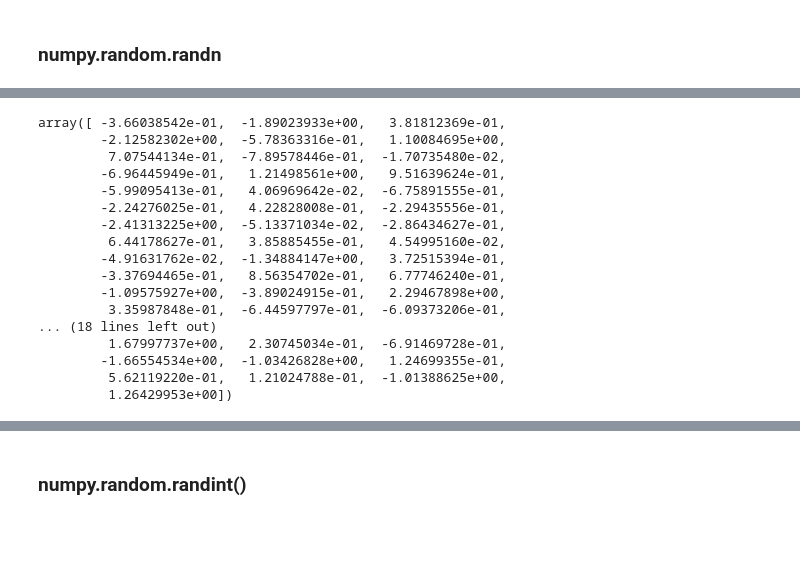
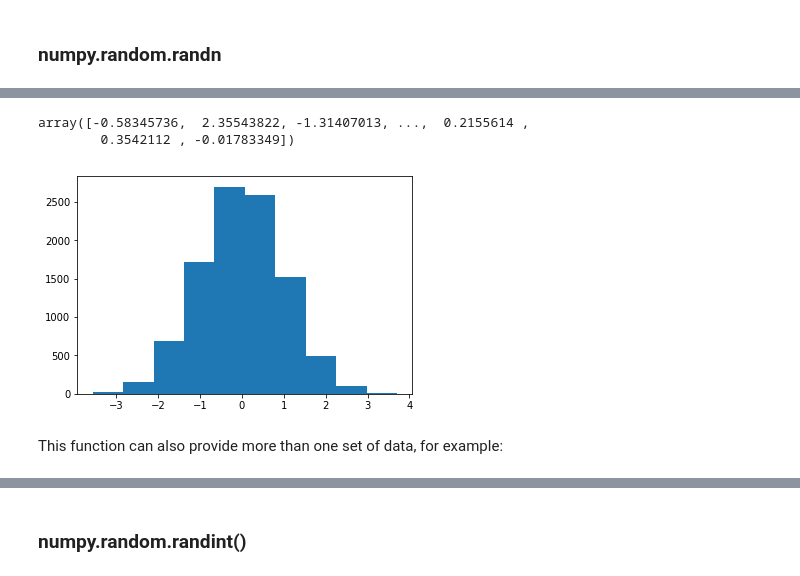
Before and after one commit to emmapatton/numpy-random, a Jupyter notebook: numpy-random.ipynb, the cells around one changed output, grey strips where cells are left out. Cells and saved outputs as stored; diff of their text form; code cells hidden in the pictures; blank space fills up the shorter version.

```diff
--- a/numpy-random.ipynb
+++ b/numpy-random.ipynb
@@ -74,21 +84,13 @@ plt.show()
 # %%
-x = np.random.randn(100)
+x = np.random.randn(10000)
 x
 # %% [output]
-array([ -3.66038542e-01,  -1.89023933e+00,   3.81812369e-01,
-        -2.12582302e+00,  -5.78363316e-01,   1.10084695e+00,
-         7.07544134e-01,  -7.89578446e-01,  -1.70735480e-02,
-        -6.96445949e-01,   1.21498561e+00,   9.51639624e-01,
-        -5.99095413e-01,   4.06969642e-02,  -6.75891555e-01,
-        -2.24276025e-01,   4.22828008e-01,  -2.29435556e-01,
-        -2.41313225e+00,  -5.13371034e-02,  -2.86434627e-01,
-         6.44178627e-01,   3.85885455e-01,   4.54995160e-02,
-        -4.91631762e-02,  -1.34884147e+00,   3.72515394e-01,
-        -3.37694465e-01,   8.56354702e-01,   6.77746240e-01,
-        -1.09575927e+00,  -3.89024915e-01,   2.29467898e+00,
-         3.35987848e-01,  -6.44597797e-01,  -6.09373206e-01,
-... (18 lines left out)
-         1.67997737e+00,   2.30745034e-01,  -6.91469728e-01,
-        -1.66554534e+00,  -1.03426828e+00,   1.24699355e-01,
-         5.62119220e-01,   1.21024788e-01,  -1.01388625e+00,
-         1.26429953e+00])
+array([-0.58345736,  2.35543822, -1.31407013, ...,  0.2155614 ,
+        0.3542112 , -0.01783349])
+# %%
+plt.hist(x)
+plt.show()
+# %% [output]
+[figure, added]
+# %% [markdown]
+This function can also provide more than one set of data, for example:
```
Also changed, not shown: parts of 11 cells of this notebook.
